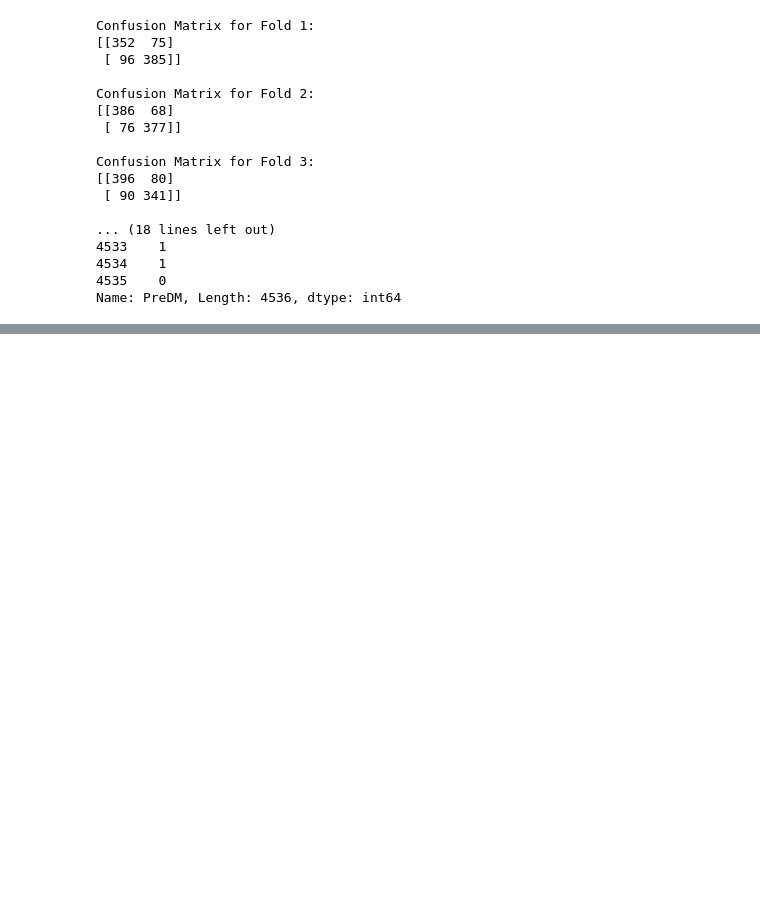
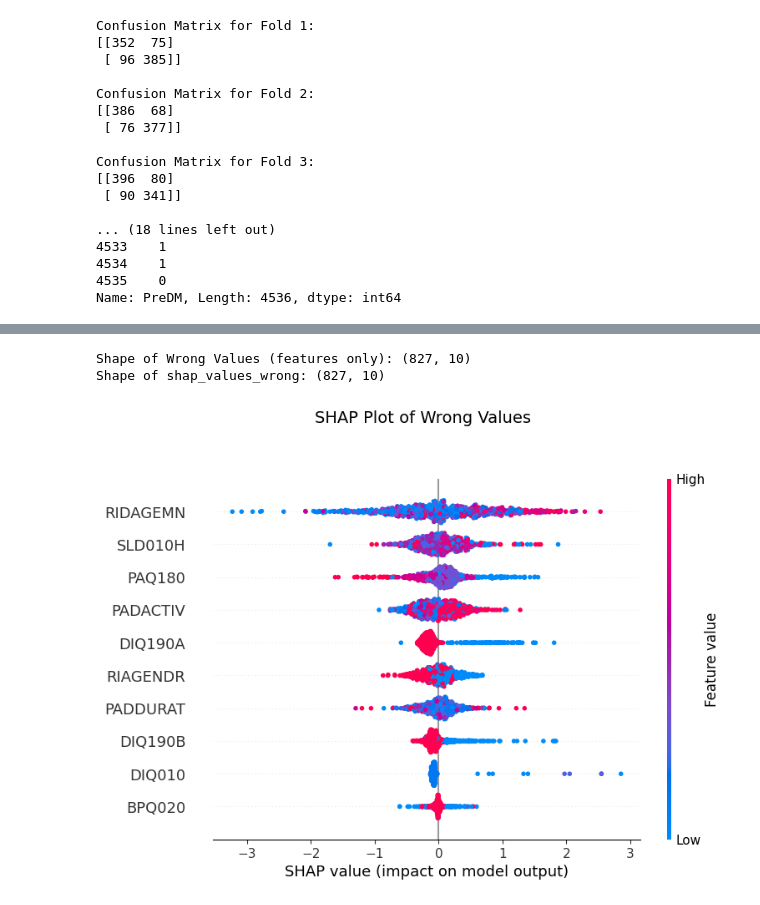
Before and after one commit to BK5102/FURI_Research-Project, a Jupyter notebook: final_analysis.ipynb, the cells around one changed output, grey strips where cells are left out. Saved outputs shown, nothing was run; the diff lists cells and outputs as text; code cells hidden in the pictures; blank space fills up the shorter version.

```diff
--- a/final_analysis.ipynb
+++ b/final_analysis.ipynb
@@ -315,0 +366,27 @@ XGBoostError: [16:21:43] C:\actions-runner\_work\xgboost\xgboost\src\c_api\c_api
+# %%
+# SHAP values visualization using xgboost - wrong values
+# training data - X_train
+feature_names = X_train.columns.tolist()
+
+#feature_names = xgb_model.feature_names
+features_only_wrong = wrong[feature_names]
+
+explainer = shap.TreeExplainer(xgb_model)
+shap_values_wrong = explainer.shap_values(features_only_wrong)
+
+print("Shape of Wrong Values (features only):", features_only_wrong.shape)
+print("Shape of shap_values_wrong:", shap_values_wrong.shape)
+
+shap.summary_plot(shap_values_wrong, features_only_wrong, show=False)
+
+plt.suptitle("SHAP Plot of Wrong Values ", y=1.05, fontsize=14)
+plt.tight_layout()
+
+plt.subplots_adjust(top=0.9)
+
+plt.savefig("final_visualizations/SHAP_plot_wrongValues.png", bbox_inches='tight', dpi=300)
+plt.show()
+# %% [output]
+Shape of Wrong Values (features only): (827, 10)
+Shape of shap_values_wrong: (827, 10)
+[figure, added]
```
Also changed, not shown: parts of 11 cells of this notebook, 3 other files.
